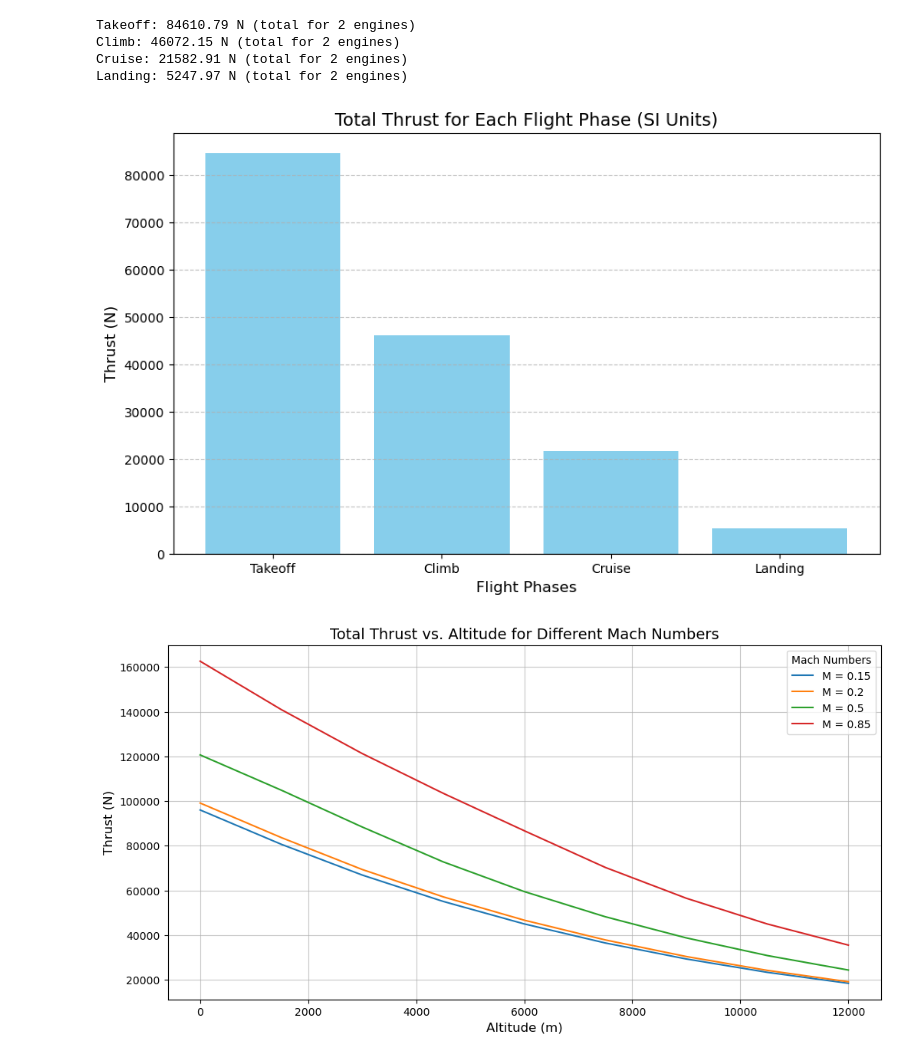
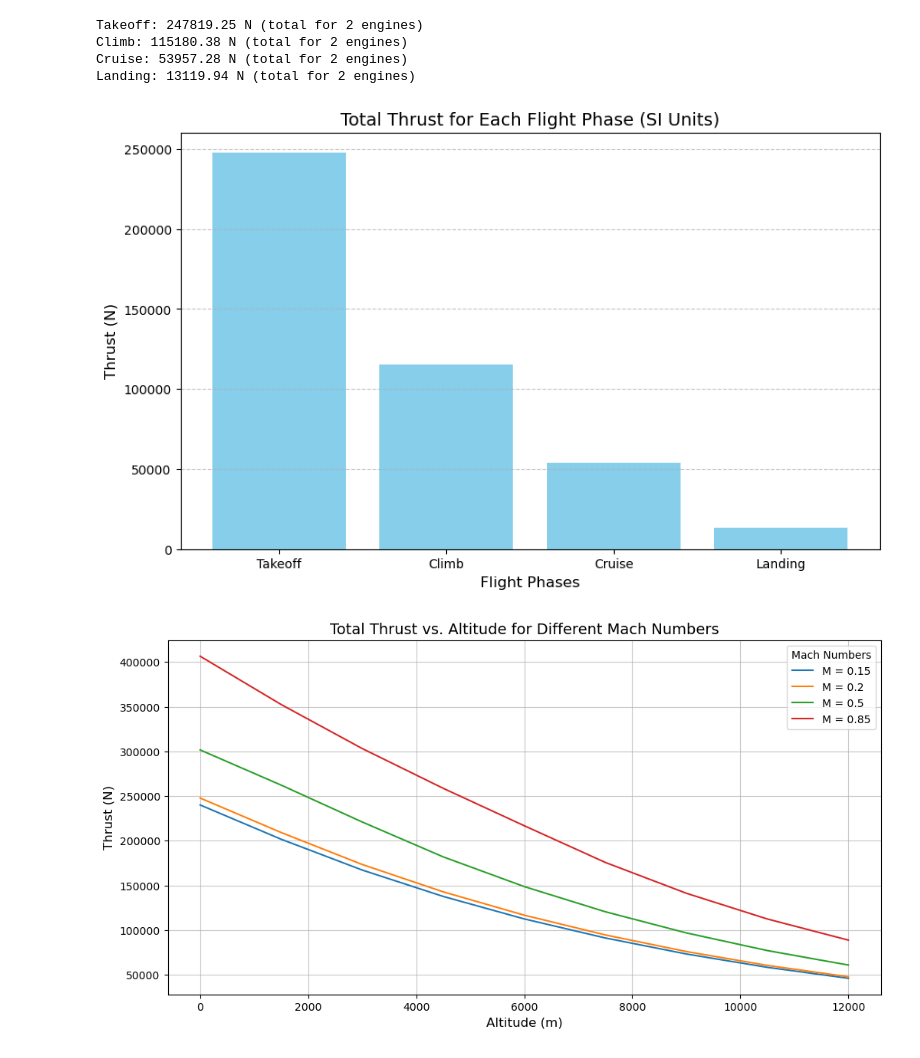
Before and after one commit to AntoineVanHoye/integrated_project, a Jupyter notebook: thrust.ipynb, the cells around one changed output. Drawn from its saved outputs; the diff is of its cells as text; code cells hidden in the pictures.

Commit message:
still

```diff
--- a/thrust.ipynb
+++ b/thrust.ipynb
@@ -1,13 +1,13 @@
 # %%
 import math
 import numpy as np
-
+#drag estimation for each flight phase
 # Constants
 rho0 = 1.225  # Sea level air density (kg/m^3)
 h = [0, 5000, 12500, 30]  # Altitudes in meters (takeoff, climb, cruise, landing)
 Cd0 = 0.02 # Parasitic drag coefficient
 delta = 0.005  # Induced drag correction factor
-AR = 1.5 # Aspect ratio
+AR = 1.8 # Aspect ratio
 CL = [1, 0.6, 0.261, 1.5]  # Lift coefficients for phases
 S = 164.9  # Wing area (m^2)
 W = 471511.32  # Aircraft weight (N)
@@ -18,7 +18,7 @@ v = [68, 80, 290, 56]  # Speeds (m/s) for each phase
 Cd = np.array([Cd0 + ((cl ** 2) / (math.pi * AR)) * (1 + delta) for cl in CL])
 cd = ["Takeoff", "Climb", "Cruise", "Landing"]
 for i, cd in enumerate(cd):
-    print(f"{cd} thrust: {Cd[i]:.2f} N")
+    print(f"{cd} Cd: {Cd[i]:.2f} ")
 
 # Density function
 def rho(h):
@@ -82,14 +82,25 @@ Climb thrust: 82637.46 N
 Cruise thrust: 51709.33 N
 Landing thrust: 157760.81 N
 # %%
-theta = 0.752  # Temperature ratio (cruise altitude temp / sea level temp)
-M = 0.85       # Mach number
-n = 0.8
-TSFC0 = 16974.41  # Takeoff thrust
+#thrust specific fuel consumption for each flight phase
+TSFC_static = 0.00014  # kg/N/s (static TSFC) of Rolls Royce ultrafan
+altitude_corrections = [1.0, 0.95, 0.9, 1.0]  # Takeoff, climb, cruise, landing
+mach_corrections = [1.0, 0.9, 0.85, 1.0]  # Takeoff, climb, cruise, landing
+thrusts = [247819.25, 115180.38, 53957.28, 13119.94]  # Total thrust (N) for each flight segment
+durations = [120, 900, 18000, 60]  # Seconds for each flight segments
 
-# Correcting the exponentiation operator
-TSFC = TSFC0 * (theta ** 0.5) * ((1 + M) ** n)
+# Calculate TSFC and fuel consumption
+fuel_burn = []
+for i in range(len(thrusts)):
+    TSFC = TSFC_static * altitude_corrections[i] * mach_corrections[i]
+    fuel_rate = TSFC * thrusts[i]  # kg/s
+    fuel_burn_phase = fuel_rate * durations[i]  # kg
+    fuel_burn.append(fuel_burn_phase)
 
-print(f"Thrust specific fuel consumption: {TSFC:.2f}")
-#this still has some problems with it
+# Results
+phases = ["Takeoff", "Climb", "Cruise", "Landing"]
+for i, phase in enumerate(phases):
+    print(f"{phase}:")
+    print(f"  TSFC: {TSFC_static * altitude_corrections[i] * mach_corrections[i]:.6f} kg/N/s")
+    print(f"  Fuel Burn: {fuel_burn[i]:.2f} kg")
 # %% [output]
@@ -148,14 +170,14 @@ def high_bypass_turbofan_thrust(F0, TR, H, M, deltaOAT_C):
 
 # Flight phase-specific parameters in SI units
 flight_phases = {
-    "Takeoff": {"H": 0, "M": 0.2, "TR": 0.9, "deltaOAT_C": 0}, #TR 0.9-1 because full power is required at takeoff
+    "Takeoff": {"H": 0, "M": 0.2, "TR": 1.0, "deltaOAT_C": 0}, #TR 0.9-1 because full power is required at takeoff
     "Climb": {"H": 5000, "M": 0.3, "TR": 0.8, "deltaOAT_C": -5}, # TR 0.75-0.85 because moderate power is required at climb
     "Cruise": {"H": 12500, "M": 0.9, "TR": 0.6, "deltaOAT_C": -10},#TR 0.5-0.7 because low power is required at cruise
     "Landing": {"H": 0, "M": 0.15, "TR": 0.4, "deltaOAT_C": 5}, # TR 0.3-0.5 because very low  power is required to decent
 }
 
 # Constants
-F0 = 40000  # Sea level thrust per engine in N
+F0 = 100000 # Sea level thrust per engine in N
 num_engines = 2  # Number of engines
 
 # Calculate thrust for each phase
@@ -173,36 +195,36 @@ for phase, params in flight_phases.items():
     phases.append(phase)
     print(f"{phase}: {total_thrust:.2f} N (total for {num_engines} engines)")
 
 # Visualization: Bar plot for thrust in each phase
 plt.figure(figsize=(10, 6))
 plt.bar(phases, thrust_results, color='skyblue')
 plt.title("Total Thrust for Each Flight Phase (SI Units)", fontsize=14)
 plt.ylabel("Thrust (N)", fontsize=12)
 plt.xlabel("Flight Phases", fontsize=12)
 plt.grid(axis='y', linestyle='--', alpha=0.7)
 plt.show()
 
 # Visualization: Thrust vs. Altitude and Mach Number
 altitudes = range(0, 12500, 1500)  # Altitudes from 0 to 11,000 m
 mach_numbers = [0.15, 0.2, 0.5, 0.85]  # Example Mach numbers (Landing, Takeoff, Climb, Cruise)
 
 plt.figure(figsize=(12, 6))
 for M in mach_numbers:
     thrusts = [
         high_bypass_turbofan_thrust(F0, 1.0, H, M, 0) * num_engines for H in altitudes
     ]
     plt.plot(altitudes, thrusts, label=f"M = {M}")
 
 plt.title("Total Thrust vs. Altitude for Different Mach Numbers", fontsize=14)
 plt.ylabel("Thrust (N)", fontsize=12)
 plt.xlabel("Altitude (m)", fontsize=12)
 plt.legend(title="Mach Numbers", fontsize=10)
 plt.grid(alpha=0.7)
 plt.show()
 # %% [output]
-Takeoff: 84610.79 N (total for 2 engines)
-Climb: 46072.15 N (total for 2 engines)
-Cruise: 21582.91 N (total for 2 engines)
-Landing: 5247.97 N (total for 2 engines)
+Takeoff: 247819.25 N (total for 2 engines)
+Climb: 115180.38 N (total for 2 engines)
+Cruise: 53957.28 N (total for 2 engines)
+Landing: 13119.94 N (total for 2 engines)
-[figure, old version]
+[figure, new version]
 [figure]
```
Also changed, not shown: parts of 5 cells of this notebook.
